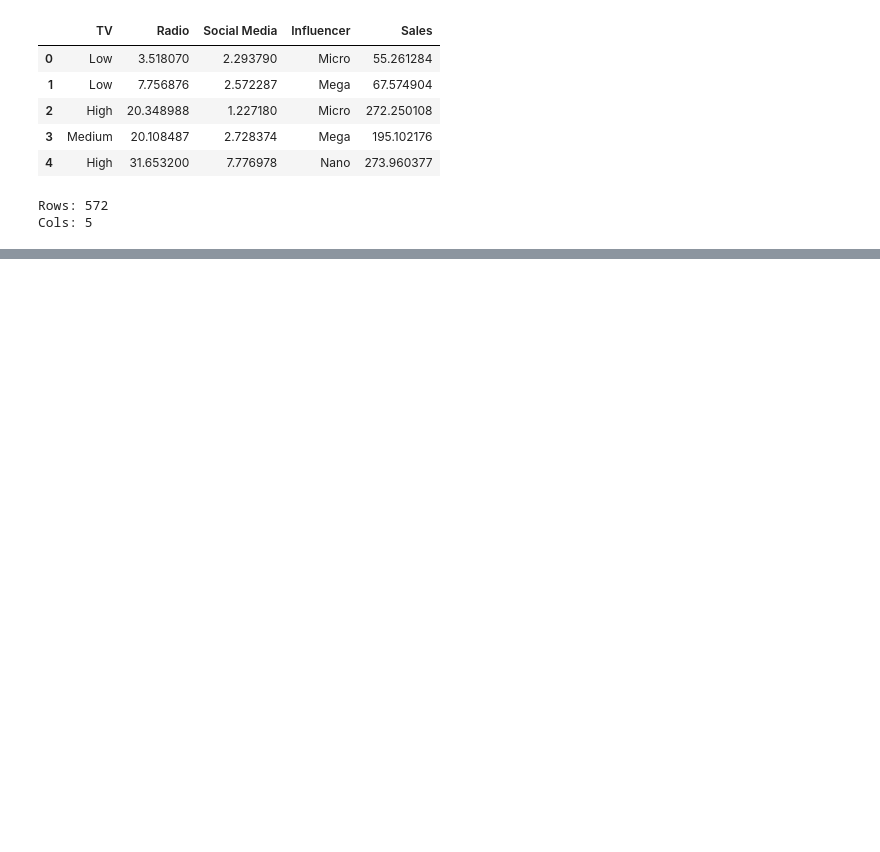
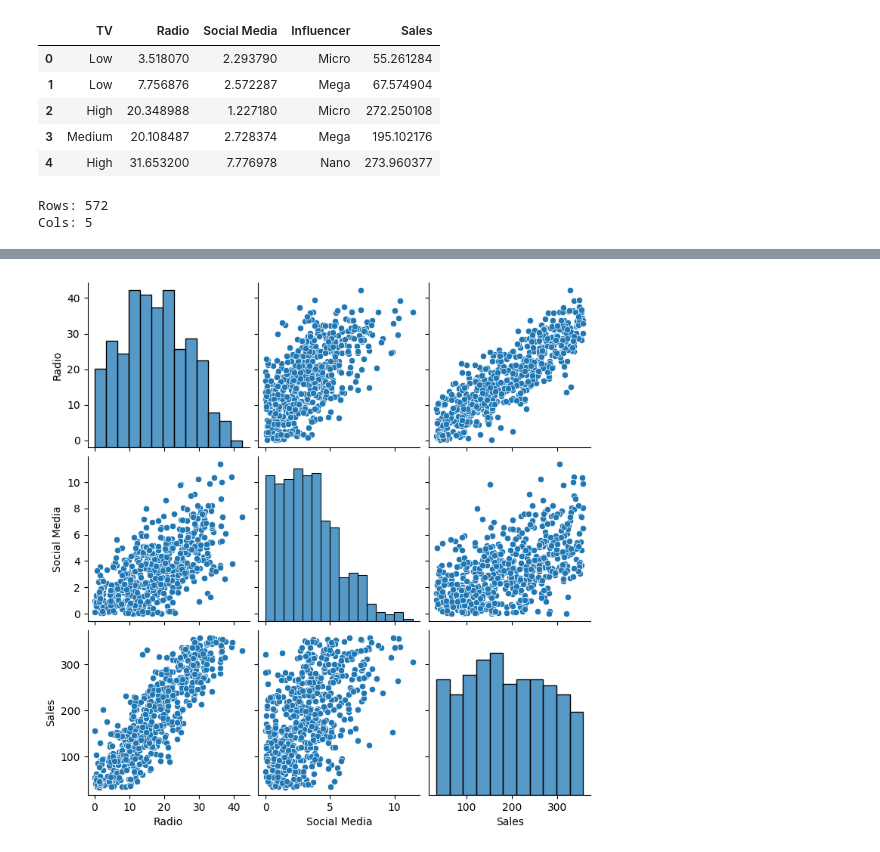
Before and after one commit to courjimen/MachineLearningPractice, a Jupyter notebook: linear_regression.ipynb, the cells around one changed output, grey strips where cells are left out. Saved outputs shown, nothing was run; the diff lists cells and outputs as text; code cells hidden in the pictures; blank space fills up the shorter version.

```diff
--- a/linear_regression.ipynb
+++ b/linear_regression.ipynb
@@ -39,0 +81,6 @@ Cols: 5
+# %%
+#Plot that pairs all quantitative variables in the dataset to quickly scan for relationships
+sns.pairplot(df)
+plt.show()
+# %% [output]
+[figure, added]
```
Also changed, not shown: parts of 10 cells of this notebook.
